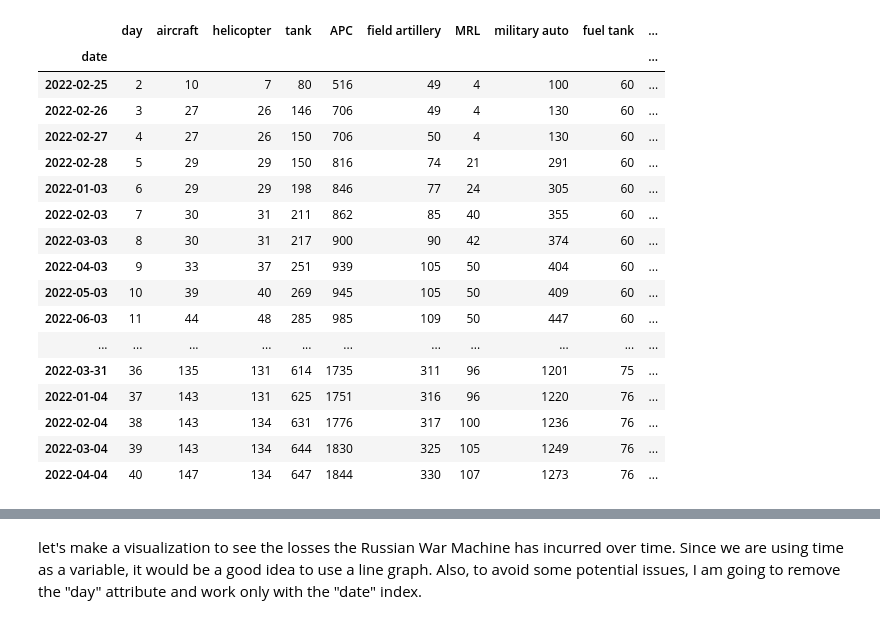
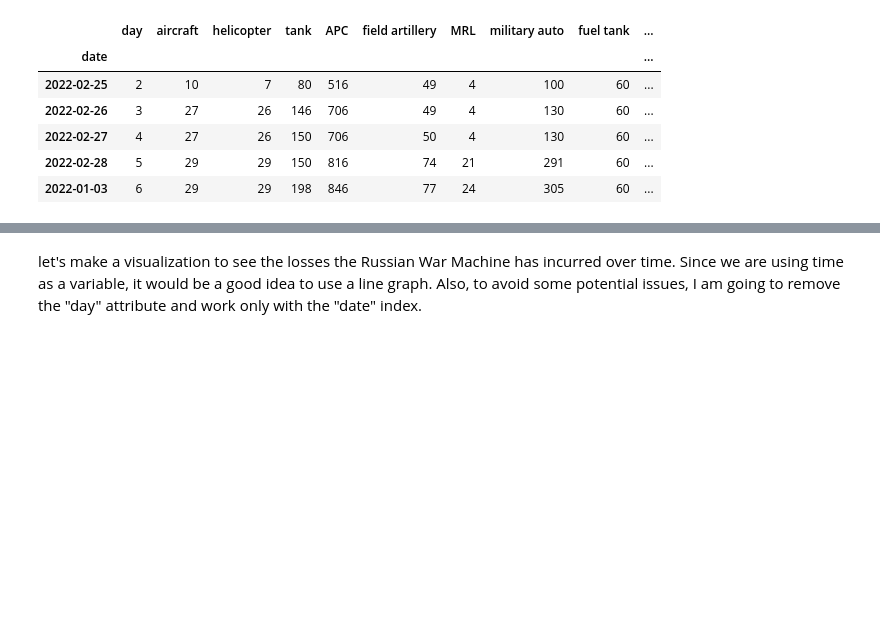
Before and after one commit to ajeetyadav11/RUSSIA-UKRAINE-WAR-ANALYSIS, a Jupyter notebook: loss.ipynb, the cells around one changed output, grey strips where cells are left out. Drawn from its saved outputs; the diff is of its cells as text; code cells hidden in the pictures; blank space fills up the shorter version.

```diff
--- a/loss.ipynb
+++ b/loss.ipynb
@@ -2,25 +2,16 @@
 import pandas as pd
 import matplotlib.pyplot as plt
 import seaborn as sns
-df=pd.read_csv("datasets/russia_losses_equipment.csv", index_col="date", parse_dates=True)
-df
+import plotly.express as px
-# %% [output]
-|  | day | aircraft | helicopter | tank | APC | field artillery | MRL | military auto | fuel tank | ... |
-| date |  |  |  |  |  |  |  |  |  | ... |
-| 2022-02-25 | 2 | 10 | 7 | 80 | 516 | 49 | 4 | 100 | 60 | ... |
-| 2022-02-26 | 3 | 27 | 26 | 146 | 706 | 49 | 4 | 130 | 60 | ... |
-| 2022-02-27 | 4 | 27 | 26 | 150 | 706 | 50 | 4 | 130 | 60 | ... |
-| 2022-02-28 | 5 | 29 | 29 | 150 | 816 | 74 | 21 | 291 | 60 | ... |
-| 2022-01-03 | 6 | 29 | 29 | 198 | 846 | 77 | 24 | 305 | 60 | ... |
-| 2022-02-03 | 7 | 30 | 31 | 211 | 862 | 85 | 40 | 355 | 60 | ... |
-| 2022-03-03 | 8 | 30 | 31 | 217 | 900 | 90 | 42 | 374 | 60 | ... |
-| 2022-04-03 | 9 | 33 | 37 | 251 | 939 | 105 | 50 | 404 | 60 | ... |
-| 2022-05-03 | 10 | 39 | 40 | 269 | 945 | 105 | 50 | 409 | 60 | ... |
-| 2022-06-03 | 11 | 44 | 48 | 285 | 985 | 109 | 50 | 447 | 60 | ... |
-| ... | ... | ... | ... | ... | ... | ... | ... | ... | ... | ... |
-| 2022-03-31 | 36 | 135 | 131 | 614 | 1735 | 311 | 96 | 1201 | 75 | ... |
-| 2022-01-04 | 37 | 143 | 131 | 625 | 1751 | 316 | 96 | 1220 | 76 | ... |
-| 2022-02-04 | 38 | 143 | 134 | 631 | 1776 | 317 | 100 | 1236 | 76 | ... |
-| 2022-03-04 | 39 | 143 | 134 | 644 | 1830 | 325 | 105 | 1249 | 76 | ... |
-| 2022-04-04 | 40 | 147 | 134 | 647 | 1844 | 330 | 107 | 1273 | 76 | ... |
+# %%
+df=pd.read_csv("datasets/russia_losses_equipment.csv", index_col="date", parse_dates=['date'])
+df.head()
+# %% [output]
+|  | day | aircraft | helicopter | tank | APC | field artillery | MRL | military auto | fuel tank | ... |
+| date |  |  |  |  |  |  |  |  |  | ... |
+| 2022-02-25 | 2 | 10 | 7 | 80 | 516 | 49 | 4 | 100 | 60 | ... |
+| 2022-02-26 | 3 | 27 | 26 | 146 | 706 | 49 | 4 | 130 | 60 | ... |
+| 2022-02-27 | 4 | 27 | 26 | 150 | 706 | 50 | 4 | 130 | 60 | ... |
+| 2022-02-28 | 5 | 29 | 29 | 150 | 816 | 74 | 21 | 291 | 60 | ... |
+| 2022-01-03 | 6 | 29 | 29 | 198 | 846 | 77 | 24 | 305 | 60 | ... |
 # %%
```
Also changed, not shown: parts of 2 cells of this notebook.
